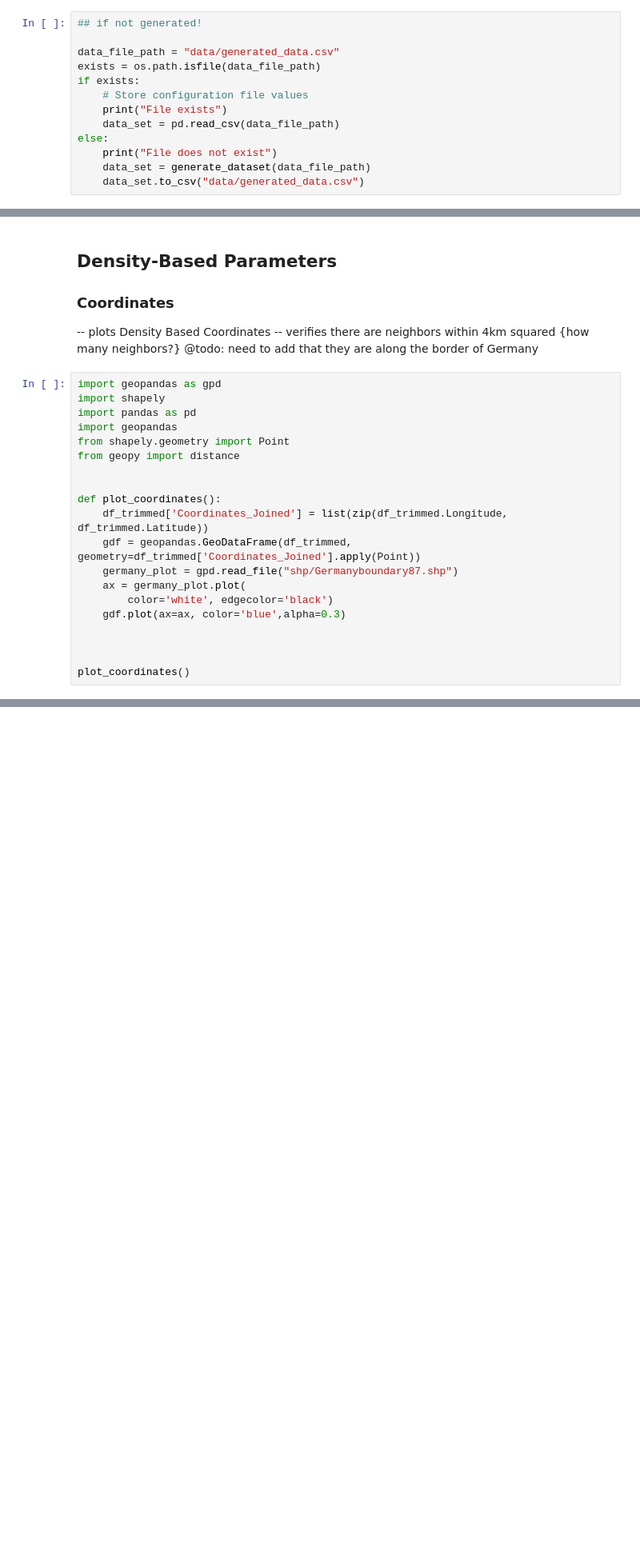
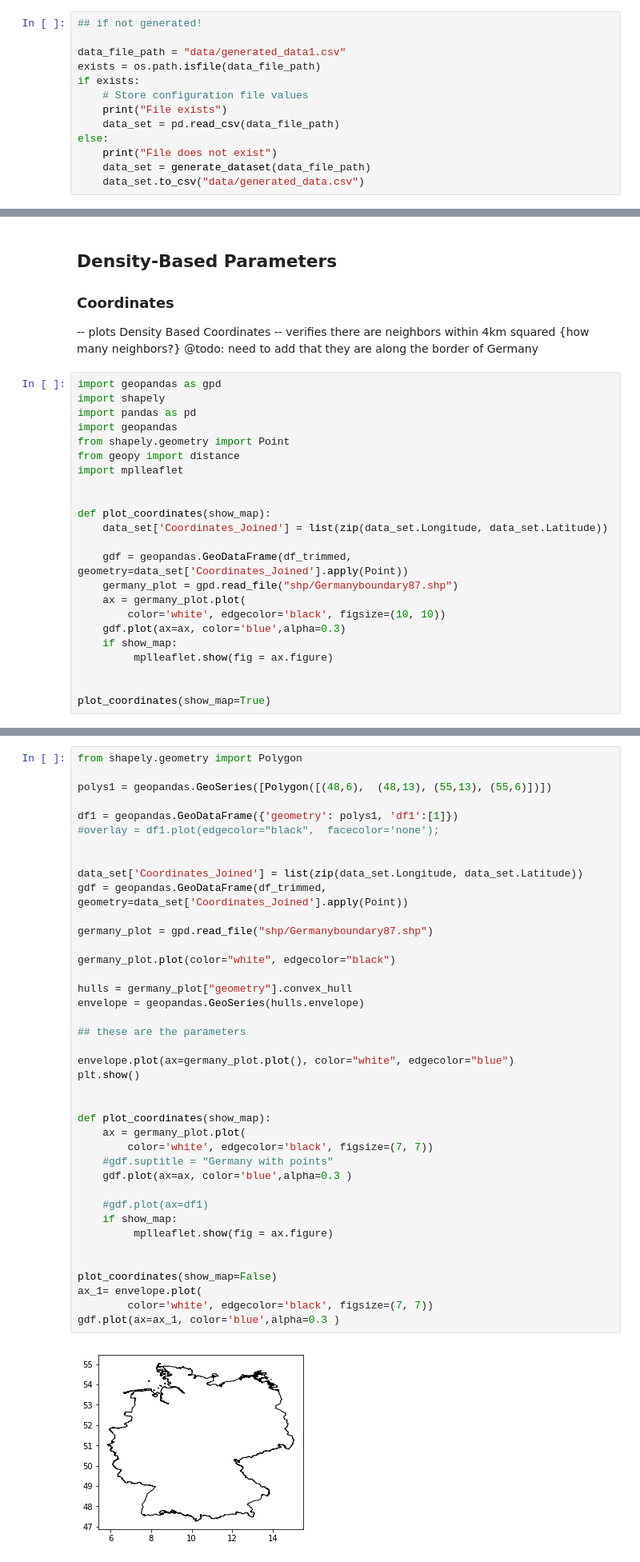
Before and after one commit to luciaeveberger/traffic_sign_recognition_uncertainty_framework, a Jupyter notebook: test_dataset/data_test_sufficency.ipynb, the cells around one changed output, grey strips where cells are left out. Shown at 80% size. Saved outputs shown, nothing was run; the diff lists cells and outputs as text; blank space fills up the shorter version.

```diff
--- a/test_dataset/data_test_sufficency.ipynb
+++ b/test_dataset/data_test_sufficency.ipynb
@@ -31,7 +31,7 @@ SignType: labelled from the dataset
 # %%
 ## if not generated!
 
-data_file_path = "data/generated_data.csv"
+data_file_path = "data/generated_data1.csv"
 exists = os.path.isfile(data_file_path)
 if exists:
     # Store configuration file values
@@ -126,16 +126,19 @@ import pandas as pd
 import geopandas
 from shapely.geometry import Point
 from geopy import distance
+import mplleaflet
 
 
-def plot_coordinates():
-    df_trimmed['Coordinates_Joined'] = list(zip(df_trimmed.Longitude, df_trimmed.Latitude))
-    gdf = geopandas.GeoDataFrame(df_trimmed, geometry=df_trimmed['Coordinates_Joined'].apply(Point))
+def plot_coordinates(show_map):
+    data_set['Coordinates_Joined'] = list(zip(data_set.Longitude, data_set.Latitude))
+
+    gdf = geopandas.GeoDataFrame(df_trimmed, geometry=data_set['Coordinates_Joined'].apply(Point))
     germany_plot = gpd.read_file("shp/Germanyboundary87.shp")
     ax = germany_plot.plot(
-        color='white', edgecolor='black')
+        color='white', edgecolor='black', figsize=(10, 10))
     gdf.plot(ax=ax, color='blue',alpha=0.3)
+    if show_map:
+         mplleaflet.show(fig = ax.figure)
 
 
-
-plot_coordinates()
+plot_coordinates(show_map=True)
@@ -148,0 +145,42 @@ See the caveats in the documentation: http://pandas.pydata.org/pandas-docs/stabl
+# %%
+from shapely.geometry import Polygon
+
+polys1 = geopandas.GeoSeries([Polygon([(48,6),  (48,13), (55,13), (55,6)])])
+
+df1 = geopandas.GeoDataFrame({'geometry': polys1, 'df1':[1]})
+#overlay = df1.plot(edgecolor="black",  facecolor='none');
+
+
+data_set['Coordinates_Joined'] = list(zip(data_set.Longitude, data_set.Latitude))
+gdf = geopandas.GeoDataFrame(df_trimmed, geometry=data_set['Coordinates_Joined'].apply(Point))
+
+germany_plot = gpd.read_file("shp/Germanyboundary87.shp")
+
+germany_plot.plot(color="white", edgecolor="black")
+
+hulls = germany_plot["geometry"].convex_hull
+envelope = geopandas.GeoSeries(hulls.envelope)
+
+## these are the parameters
+
+envelope.plot(ax=germany_plot.plot(), color="white", edgecolor="blue")
+plt.show()
+
+
+def plot_coordinates(show_map):
+    ax = germany_plot.plot(
+        color='white', edgecolor='black', figsize=(7, 7))
+    #gdf.suptitle = "Germany with points"
+    gdf.plot(ax=ax, color='blue',alpha=0.3 )
+
+    #gdf.plot(ax=df1)
+    if show_map:
+         mplleaflet.show(fig = ax.figure)
+
+
+plot_coordinates(show_map=False)
+ax_1= envelope.plot(
+        color='white', edgecolor='black', figsize=(7, 7))
+gdf.plot(ax=ax_1, color='blue',alpha=0.3 )
+# %% [output]
+[figure, added]
```
Also changed, not shown: parts of 10 cells of this notebook, 12 other files.
